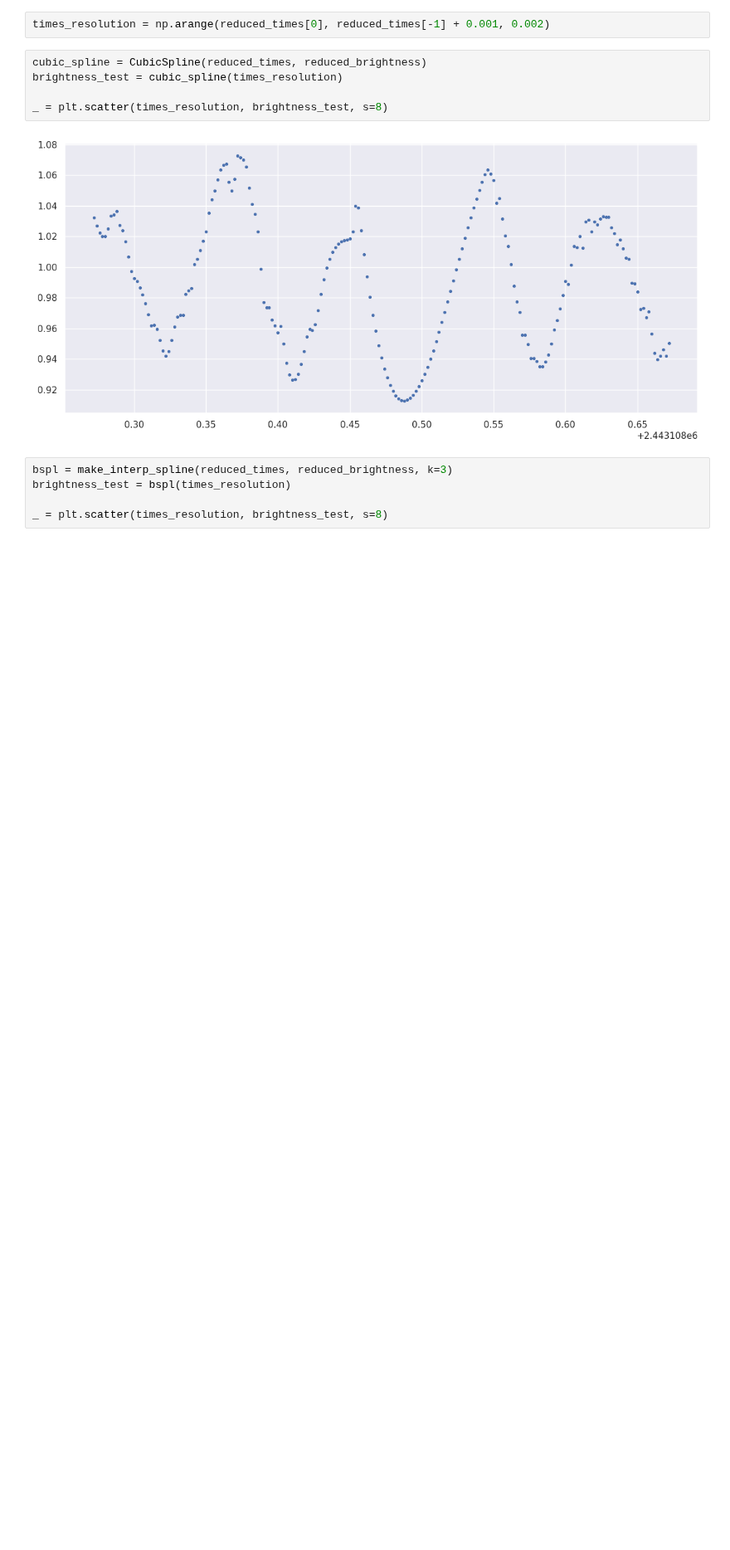
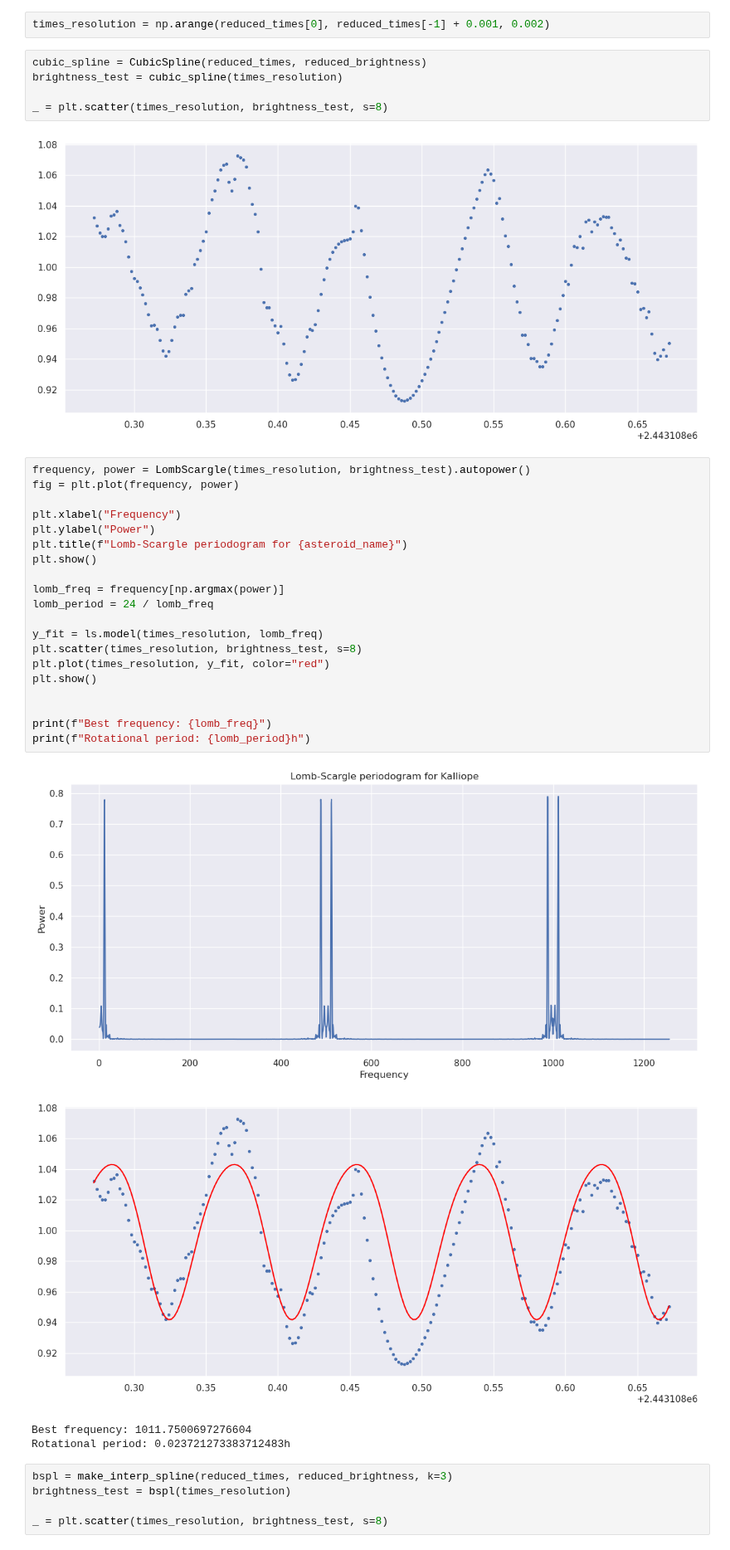
Before and after one commit to Vosloo/asteroid-lightcurves, a Jupyter notebook: notebooks/interpolation.ipynb, the cells around one changed output. Shown at 83% size. Saved outputs shown, nothing was run; the diff lists cells and outputs as text; blank space fills up the shorter version.

```diff
--- a/notebooks/interpolation.ipynb
+++ b/notebooks/interpolation.ipynb
@@ -77,6 +176,31 @@ brightness_test = cubic_spline(times_resolution)
 _ = plt.scatter(times_resolution, brightness_test, s=8)
 # %% [output]
 [figure]
+# %%
+frequency, power = LombScargle(times_resolution, brightness_test).autopower()
+fig = plt.plot(frequency, power)
+
+plt.xlabel("Frequency")
+plt.ylabel("Power")
+plt.title(f"Lomb-Scargle periodogram for {asteroid_name}")
+plt.show()
+
+lomb_freq = frequency[np.argmax(power)]
+lomb_period = 24 / lomb_freq
+
+y_fit = ls.model(times_resolution, lomb_freq)
+plt.scatter(times_resolution, brightness_test, s=8)
+plt.plot(times_resolution, y_fit, color="red")
+plt.show()
+
+
+print(f"Best frequency: {lomb_freq}")
+print(f"Rotational period: {lomb_period}h")
+# %% [output]
+[figure, added]
+[figure, added]
+Best frequency: 1011.7500697276604
+Rotational period: 0.023721273383712483h
 # %%
 bspl = make_interp_spline(reduced_times, reduced_brightness, k=3)
 brightness_test = bspl(times_resolution)
```
Also changed, not shown: parts of 6 cells of this notebook, 4 other files.
